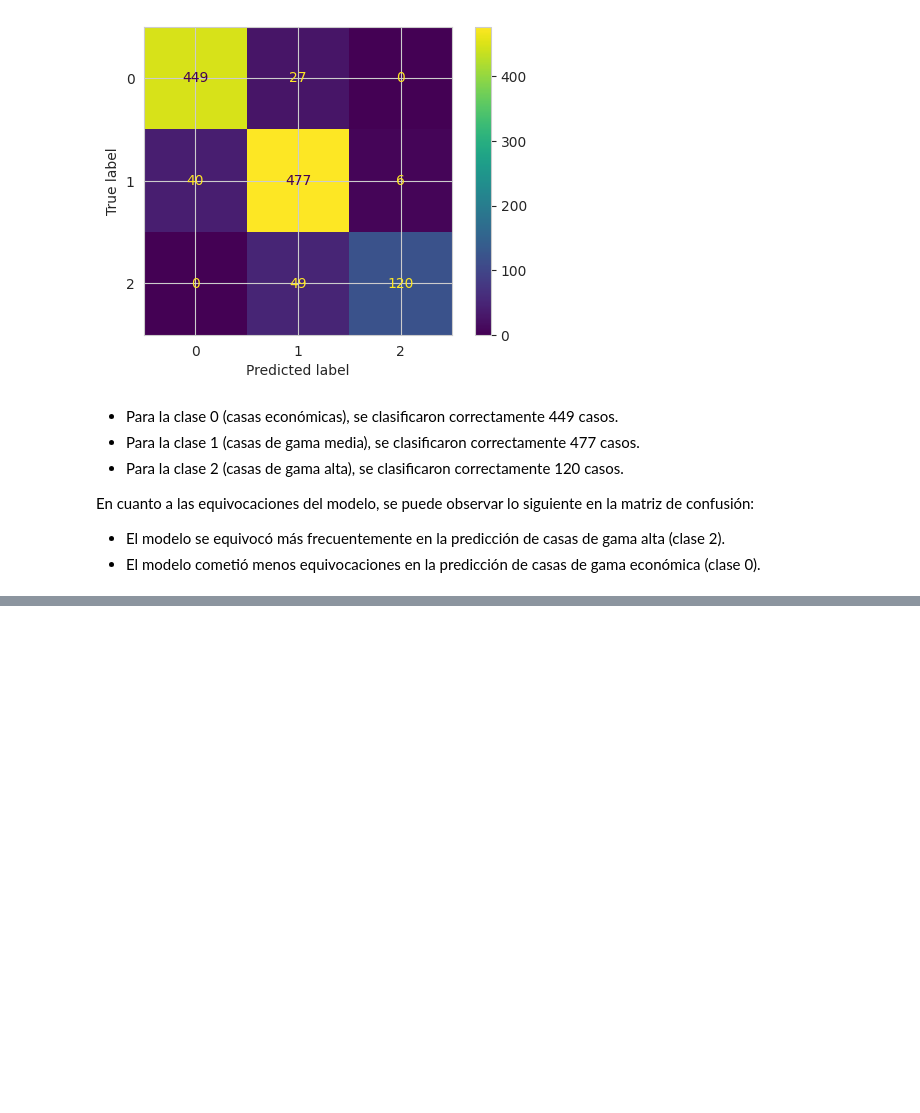
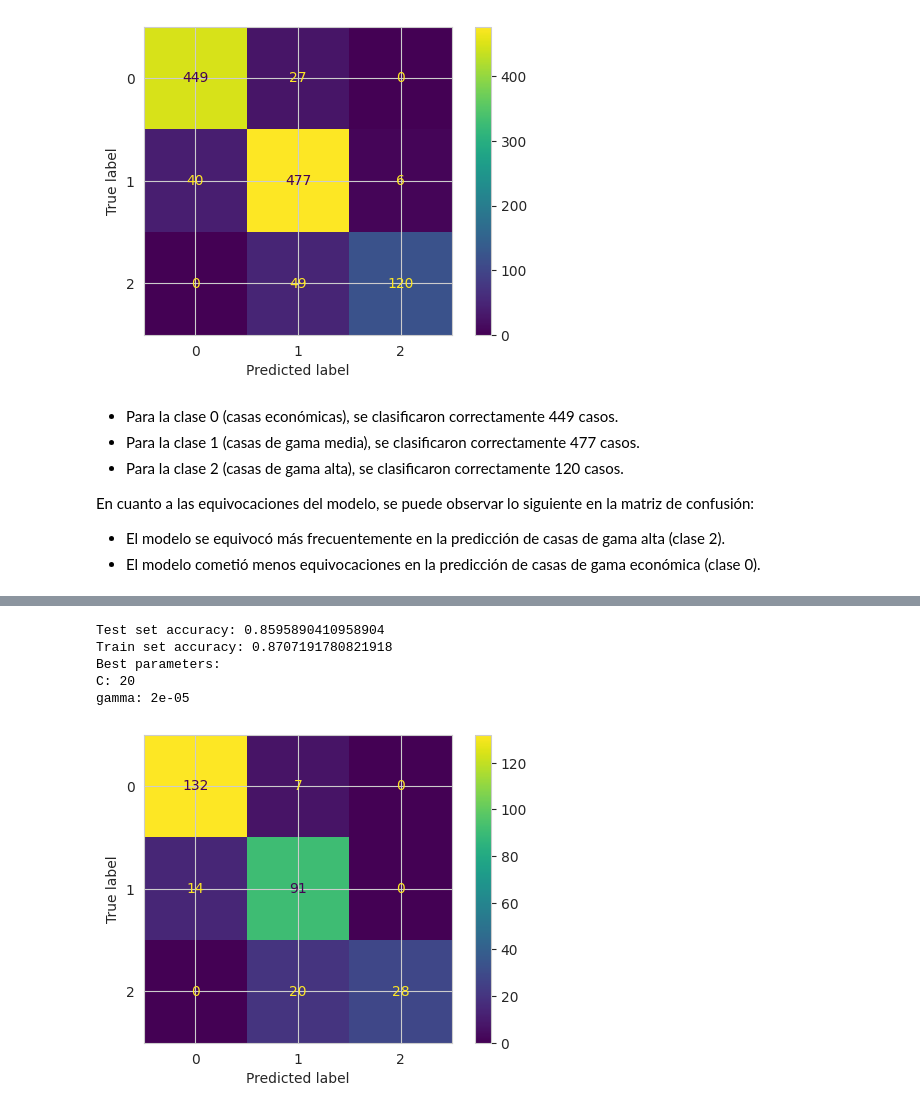
Before and after one commit to Andrea-gt/dm-hw-smv, a Jupyter notebook: dm_hw_svm.ipynb, the cells around one changed output, grey strips where cells are left out. Cells and saved outputs as stored; diff of their text form; code cells hidden in the pictures; blank space fills up the shorter version.

Commit message:
feat: Regression Model

```diff
--- a/dm_hw_svm.ipynb
+++ b/dm_hw_svm.ipynb
@@ -157,7 +157,6 @@ labels = [0, 1, 2]
 # Create a new column 'SalePriceCategory' based on the conditions and labels
 df['SalePriceCategory'] = np.select(conditions, labels)
 
-df.pop('SalePrice')
 df
 # %% [output]
 |  | Id | MSSubClass | MSZoning | LotFrontage | LotArea | Street | LotShape | LandContour | Utilities | ... |
@@ -228,6 +227,9 @@ for i, feature in enumerate(otherOrdinalFeatures):
 # Create a copy of the dataframe
 df_cp = df.copy()
 
+# Remove SalePrice from the dataframe
+df_cp.pop('SalePrice')
+
 # Separate target variable 'SalePriceCategory' from features
 y = df_cp.pop('SalePriceCategory')
 X = df_cp
@@ -482,0 +569,48 @@ En cuanto a las equivocaciones del modelo, se puede observar lo siguiente en la
+# %%
+# Initialize Support Vector Classifier with RBF kernel
+clf = SVC(kernel="rbf")
+_ = clf.fit(X_train, y_train)
+
+# Define a dictionary of parameters for grid search
+param_grid = {
+    'C': (0.01, 0.1, 1, 5, 10, 20),  # Values for regularization parameter C
+    'gamma': (0.00000002, 0.00002, 0.01, 0.1, 20, 200)  # Values for gamma
+}
+
+# Initialize GridSearchCV with the classifier, parameter grid, number of jobs, and cross-validation folds
+updated_grid_search_rbf = GridSearchCV(clf, param_grid=param_grid, n_jobs=2, cv=10)
+
+# Fit GridSearchCV to the training data
+updated_grid_search_rbf.fit(X_train, y_train)
+
+# Calculate accuracy scores on both the test and train data
+accuracy_test = updated_grid_search_rbf.score(X_test, y_test)
+accuracy_train = updated_grid_search_rbf.score(X_train, y_train)
+
+# Print the accuracy scores
+print("Test set accuracy:", accuracy_test)
+print("Train set accuracy:", accuracy_train)
+
+# Print the best parameters found by GridSearchCV
+print("Best parameters:")
+for param, value in updated_grid_search_rbf.best_params_.items():
+    print(f"{param}: {value}")
+# %% [output]
+Test set accuracy: 0.8595890410958904
+Train set accuracy: 0.8707191780821918
+Best parameters:
+C: 20
+gamma: 2e-05
+# %%
+# Generating predictions on the test data using the best model found by GridSearchCV
+y_pred = updated_grid_search_rbf.predict(X_test)
+
+# Calculating the confusion matrix using the true labels and predicted labels
+confusionMatrix = confusion_matrix(y_test, y_pred)
+cmDisplay = ConfusionMatrixDisplay(confusion_matrix=confusionMatrix)
+
+# Plotting the confusion matrix
+cmDisplay.plot()
+plt.show()
+# %% [output]
+[figure, added]
```
Also changed, not shown: parts of 38 cells of this notebook.
